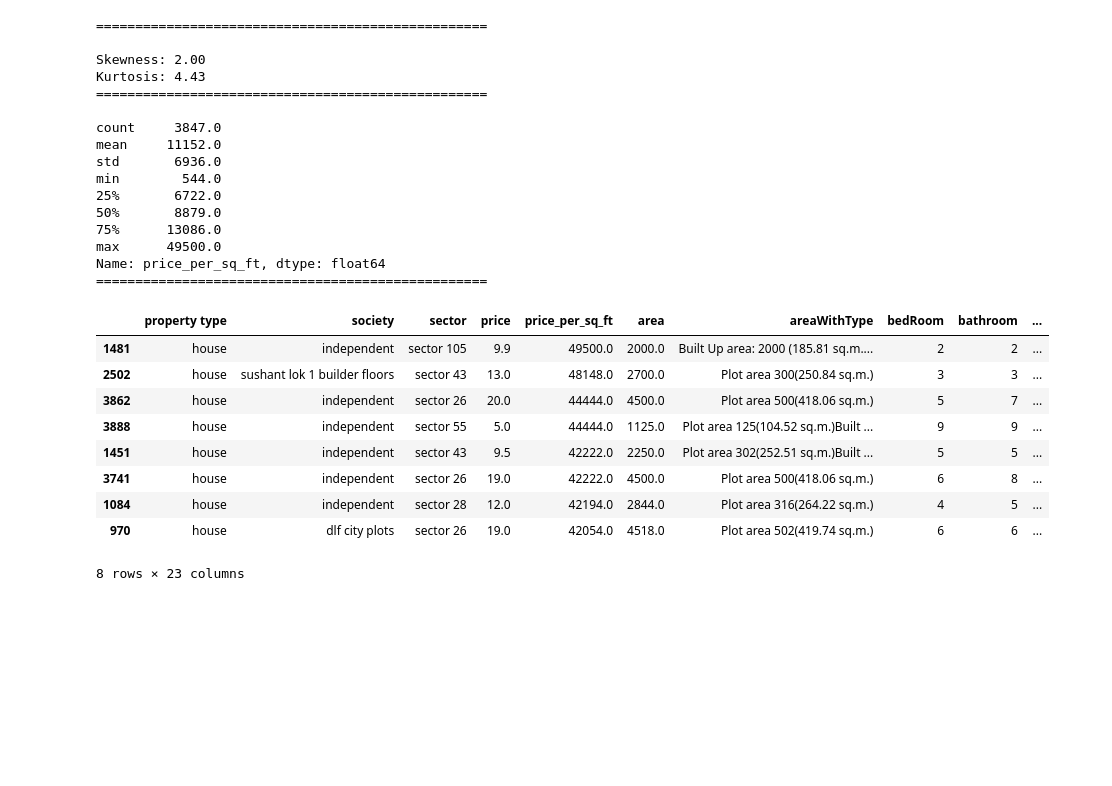
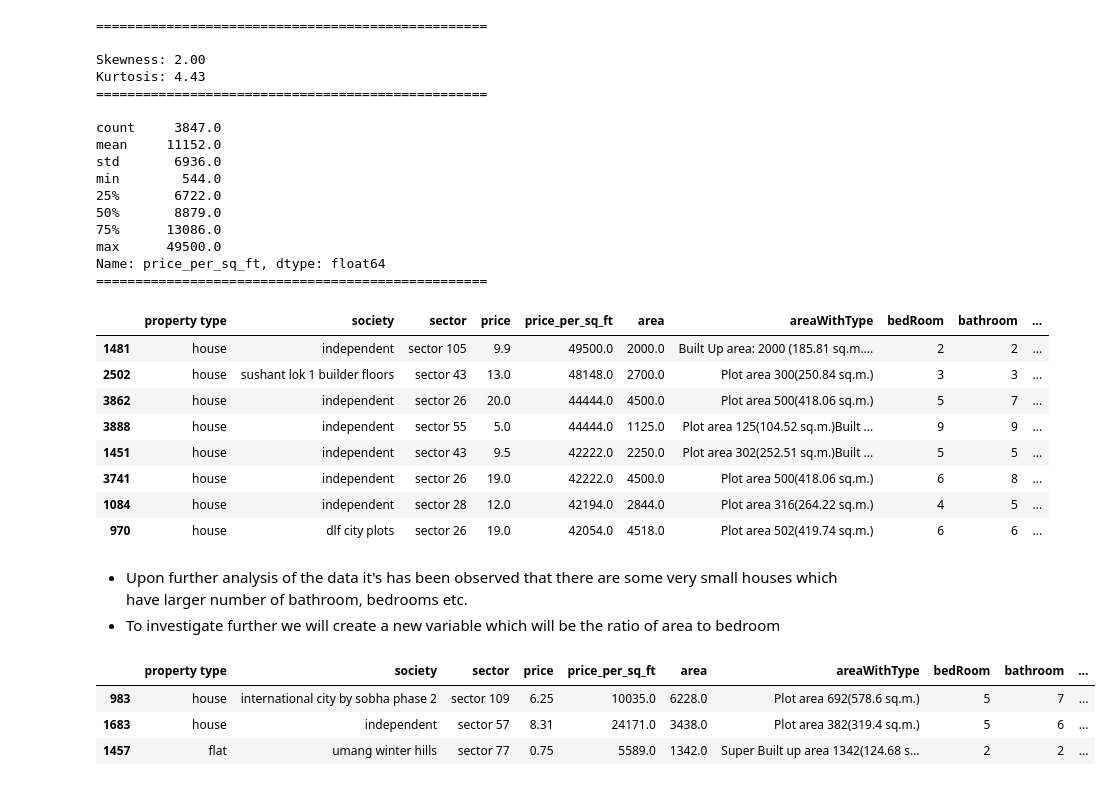
Before and after one commit to abhishek-saurav/real_estate_project, a Jupyter notebook: notebooks/outlier_detection_and_removal.ipynb, the cells around one changed output. Saved outputs shown, nothing was run; the diff lists cells and outputs as text; code cells hidden in the pictures; blank space fills up the shorter version.

```diff
--- a/notebooks/outlier_detection_and_removal.ipynb
+++ b/notebooks/outlier_detection_and_removal.ipynb
@@ -6,3 +8,7 @@ warnings.filterwarnings('ignore')
+# %%
+pd.set_option("display.max_rows", None)
+pd.set_option("display.max_columns", None)
+pd.set_option("display.max_colwidth", None)
 # %% [markdown]
 2. Reading the data
 # %%
@@ -755,4 +750,6 @@ data[data['price_per_sq_ft'] > 42000].sort_values(by = 'price_per_sq_ft', ascend
 | 3741 | house | independent | sector 26 | 19.0 | 42222.0 | 4500.0 | Plot area 500(418.06 sq.m.) | 6 | 8 | ... |
 | 1084 | house | independent | sector 28 | 12.0 | 42194.0 | 2844.0 | Plot area 316(264.22 sq.m.) | 4 | 5 | ... |
 | 970 | house | dlf city plots | sector 26 | 19.0 | 42054.0 | 4518.0 | Plot area 502(419.74 sq.m.) | 6 | 6 | ... |
-8 rows × 23 columns
+# %% [markdown]
+- Upon further analysis of the data it's has been observed that there are some very small houses which have larger number of bathroom, bedrooms etc.
+- To investigate further we will create a new variable which will be the ratio of area to bedroom
@@ -758,0 +758,7 @@ data[data['price_per_sq_ft'] > 42000].sort_values(by = 'price_per_sq_ft', ascend
+# %%
+data.sample(3)
+# %% [output]
+|  | property type | society | sector | price | price_per_sq_ft | area | areaWithType | bedRoom | bathroom | ... |
+| 983 | house | international city by sobha phase 2 | sector 109 | 6.25 | 10035.0 | 6228.0 | Plot area 692(578.6 sq.m.) | 5 | 7 | ... |
+| 1683 | house | independent | sector 57 | 8.31 | 24171.0 | 3438.0 | Plot area 382(319.4 sq.m.) | 5 | 6 | ... |
+| 1457 | flat | umang winter hills | sector 77 | 0.75 | 5589.0 | 1342.0 | Super Built up area 1342(124.68 s... | 2 | 2 | ... |
```
Also changed, not shown: parts of 35 cells of this notebook, 8 other files.
